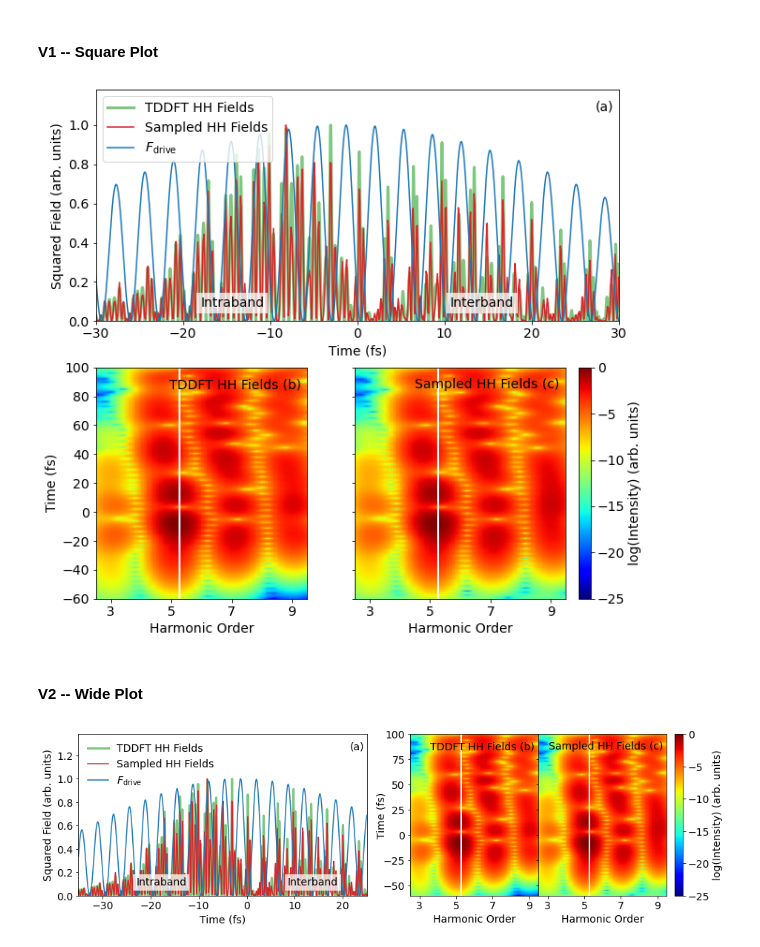
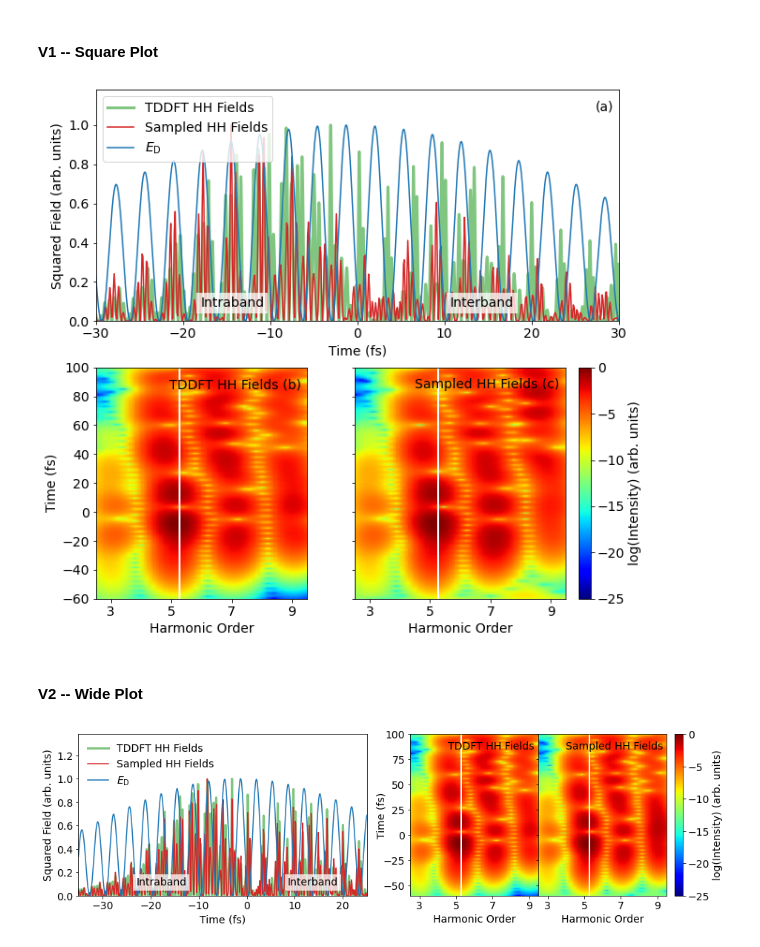
Before and after one commit to qnngroup/manu-uncovering-extreme-nonlinear-dynamics-in-solids-through-time-domain-field-analysis, a Jupyter notebook: analysis-and-plots.ipynb, the cells around one changed output. Cells and saved outputs as stored; diff of their text form; code cells hidden in the pictures.

```diff
--- a/analysis-and-plots.ipynb
+++ b/analysis-and-plots.ipynb
@@ -64,11 +64,11 @@ J_2_low = tddft_data_2_low['J']
 
 #Now we want to load the corresponding semiclassical data
 #for the low-intensity case with the 2-um driver.
-filename = './SIMULATION-DATA/Semiclassical model with TDDFT bandstructure/2-um F=0.001067605/Time_and_current.txt'
-t_2_low_semi_data = load.loadCurrents(filename)
+filename = './SIMULATION-DATA/Semiclassical model with TDDFT bandstructure/2-um F=0.001067605/Time_and_current_new_w_hole.txt'
+t_2_low_semi_data = load.loadCurrents1D(filename)
 t_2_low_semi = np.squeeze(t_2_low_semi_data['t'])
 t_2_low_semi_fs = t_2_low_semi*1e15/pca.tcon #time in fs for convenience
-J_2_low_semi = np.squeeze(t_2_low_semi_data['Jz'])
+J_2_low_semi = np.squeeze(t_2_low_semi_data['J'])
 F_data_2_low_semi = load.currentsToFields(w0, t_2_low_semi, J_2_low_semi)
 
 #-- Now load the data and process it... this is the same for each file
@@ -562,10 +562,10 @@ phi_ce_drive = np.pi #Carrier envelope phase (rad)
 tau_range = np.arange(-60, 150, 0.1) #Delay range (fs)
 J = np.zeros(tau_range.shape) # Vector for output current density
 
-F_max = 7 #Maximum driver field (V/nm)
+F_max = 7.5 #Maximum driver field (V/nm)
 phi = 5.1 #Work function of electron emitter (eV)
 
-sample_factor = 1e-4 #Field ratio between HHG and driver
+sample_factor = 1e-3/7.5 #Field ratio between HHG and driver
 F_0 = 0.0; #DC bias field value (V/nm)
 
 # -- End Settings --
@@ -847,7 +848,7 @@ plt.plot(tau_range, (F_sampled_corrected/np.abs(F_sampled_corrected).max())**2,
          color='tab:red')
 plt.plot(tddft_data_2_high['t_drive']*1e15/pca.tcon - t_fs_center,
          tddft_data_2_high['F_drive']**2,
-         label=r'$F_\mathrm{drive}$',
+         label=r'$E_\mathrm{D}$',
          color='tab:blue')
 
 
@@ -949,7 +950,7 @@ plt.text(0.97, 0.925, 'Sampled HH Fields (c)',
 plt.savefig('sampled-vs-tddft-fields-2-um-high.pdf', bbox_inches='tight');
 plt.savefig('sampled-vs-tddft-fields-2-um-high.png', bbox_inches='tight', dpi=300);
 # %% [output]
-[figure, old version]
+[figure, new version]
 # %% [markdown]
 #### V2 -- Wide Plot
 # %%
@@ -975,7 +976,7 @@ plt.plot(tau_range, (F_sampled_corrected/np.abs(F_sampled_corrected).max())**2,
          color='tab:red')
 plt.plot(tddft_data_2_high['t_drive']*1e15/pca.tcon - t_fs_center,
          tddft_data_2_high['F_drive']**2,
-         label=r'$F_\mathrm{drive}$',
+         label=r'$E_\mathrm{D}$',
          color='tab:blue')
 
 
@@ -988,12 +989,12 @@ plt.ylabel('Squared Field (arb. units)', fontsize=14)
 plt.tick_params(labelsize=14)
 
 #Labeling and look
-plt.text(0.99, 0.925, '(a)',
-         horizontalalignment='right',
-         verticalalignment='center',
-         transform=ax1.transAxes,
-         fontsize=14,
-         bbox=dict(facecolor='white', alpha=0.0, edgecolor='none'))
+# plt.text(0.99, 0.925, '(a)',
+#          horizontalalignment='right',
+#          verticalalignment='center',
+#          transform=ax1.transAxes,
+#          fontsize=14,
+#          bbox=dict(facecolor='white', alpha=0.0, edgecolor='none'))
 plt.text(0.20, 0.05, 'Intraband',
          horizontalalignment='left',
          verticalalignment='bottom',
@@ -1030,7 +1031,7 @@ ax2.set_xticks([3,5,7,9])
 photon_energy = f_harm*1e15*2*np.pi*pcSI.hbar/pcSI.evcon #Find photon energy of driver in eV
 plt.axvline(BG/photon_energy, linewidth=2, color='white');
 
-plt.text(0.97, 0.925, 'TDDFT HH Fields (b)',
+plt.text(0.97, 0.925, 'TDDFT HH Fields',
          horizontalalignment='right',
          verticalalignment='center',
          transform=ax2.transAxes,
@@ -1049,32 +1050,32 @@ plt.pcolormesh(f_norm_sampled, t_spec_sampled,
 plt.xlabel('Harmonic Order', fontsize=14)
 
 cbar = plt.colorbar()
 
 plt.clim(-25, 0)
 plt.ylim(-60, 100)
 plt.xlim(2.5, 9.5)
 
 plt.tick_params(labelsize=14)
 cbar.ax.tick_params(labelsize=14)
 cbar.ax.set_ylabel('log(Intensity) (arb. units)', fontsize=14)
 
 #Turn off y-label of right plot as this axis is shared:
 plt.tick_params('y', labelleft=False)
 ax3.set_xticks([3,5,7,9])
 
 
 photon_energy = f_harm*1e15*2*np.pi*pcSI.hbar/pcSI.evcon #Find photon energy of driver in eV
 plt.axvline(BG/photon_energy, linewidth=2, color='white')
 
-plt.text(0.97, 0.925, 'Sampled HH Fields (c)',
+plt.text(0.97, 0.925, 'Sampled HH Fields',
          horizontalalignment='right',
          verticalalignment='center',
          transform=ax3.transAxes,
          fontsize=14,
          color='black',
          bbox=dict(facecolor='white', alpha=0.0, edgecolor='none'));
 
 plt.savefig('sampled-vs-tddft-fields-2-um-high-wide.pdf', bbox_inches='tight');
 plt.savefig('sampled-vs-tddft-fields-2-um-high-wide.png', bbox_inches='tight', dpi=300);
 # %% [output]
-[figure, old version]
+[figure, new version]
```
Also changed, not shown: parts of 8 cells of this notebook, 19 other files.
